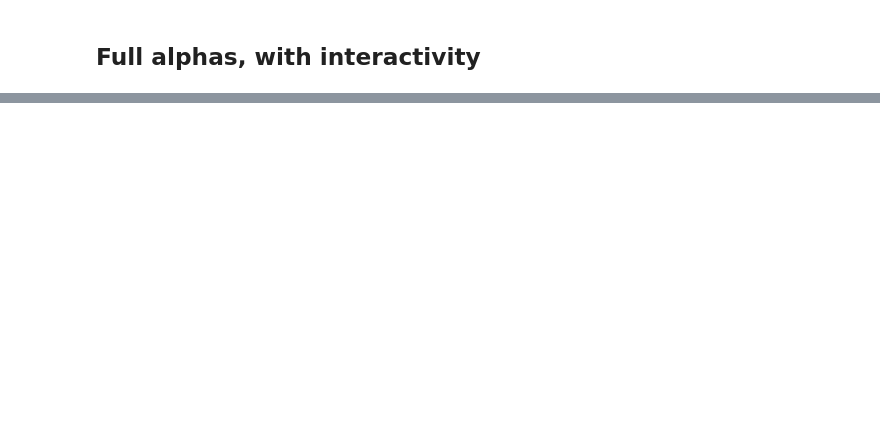
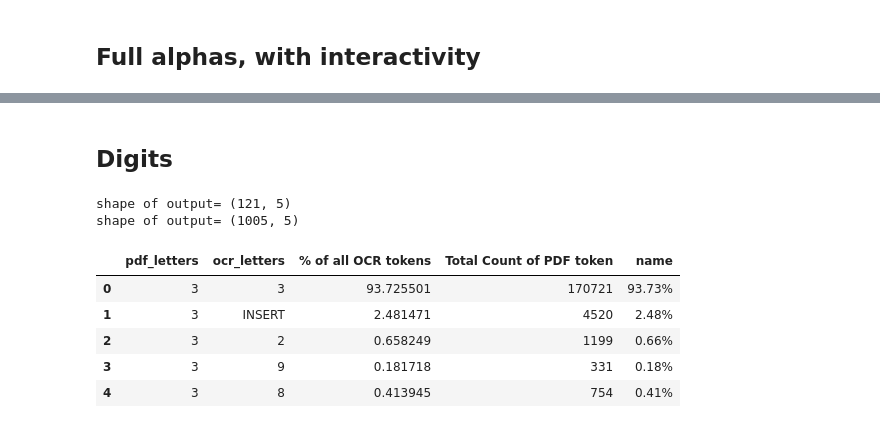
Before and after one commit to ReadingTimeMachine/ocr_post_correction, a Jupyter notebook: explore_dataset.ipynb, the cells around one changed output, grey strips where cells are left out. Cells and saved outputs as stored; diff of their text form; code cells hidden in the pictures; blank space fills up the shorter version.

```diff
--- a/explore_dataset.ipynb
+++ b/explore_dataset.ipynb
@@ -379,3 +214,27 @@ chart_alphas
 [interactive output not drawn]
 # %%
 chart_alphas.save(myJekyllDir + 'alphas.json')
+# %% [markdown]
+## Digits
+# %%
+digits = np.arange(0,10,1).astype('int').astype('str').tolist()
+digits_extend_pdf = digits.copy()
+digits_extend_pdf.extend(['@'])
+digits_extend_ocr = digits.copy()
+digits_extend_ocr.extend(['^'])
+# %%
+df_digits = df_char.loc[(df_char['pdf_letters'].isin(digits_extend_pdf)) & (df_char['ocr_letters'].isin(digits_extend_ocr))]
+df_digits_large = df_char.loc[df_char['pdf_letters'].isin(digits_extend_pdf)] # keep all OCR letters
+# mostly for formatting
+df_digits = subset_by_percent(df_digits.copy(), tol_count = 0) # formatting
+df_digits_large = subset_by_percent(df_digits_large.copy(), tol_count = 10) # formatting
+df_digits.head()
+# %% [output]
+shape of output= (121, 5)
+shape of output= (1005, 5)
+|  | pdf_letters | ocr_letters | % of all OCR tokens | Total Count of PDF token | name |
+| 0 | 3 | 3 | 93.725501 | 170721 | 93.73% |
+| 1 | 3 | INSERT | 2.481471 | 4520 | 2.48% |
+| 2 | 3 | 2 | 0.658249 | 1199 | 0.66% |
+| 3 | 3 | 9 | 0.181718 | 331 | 0.18% |
+| 4 | 3 | 8 | 0.413945 | 754 | 0.41% |
```
Also changed, not shown: parts of 11 cells of this notebook, 1 other file.
